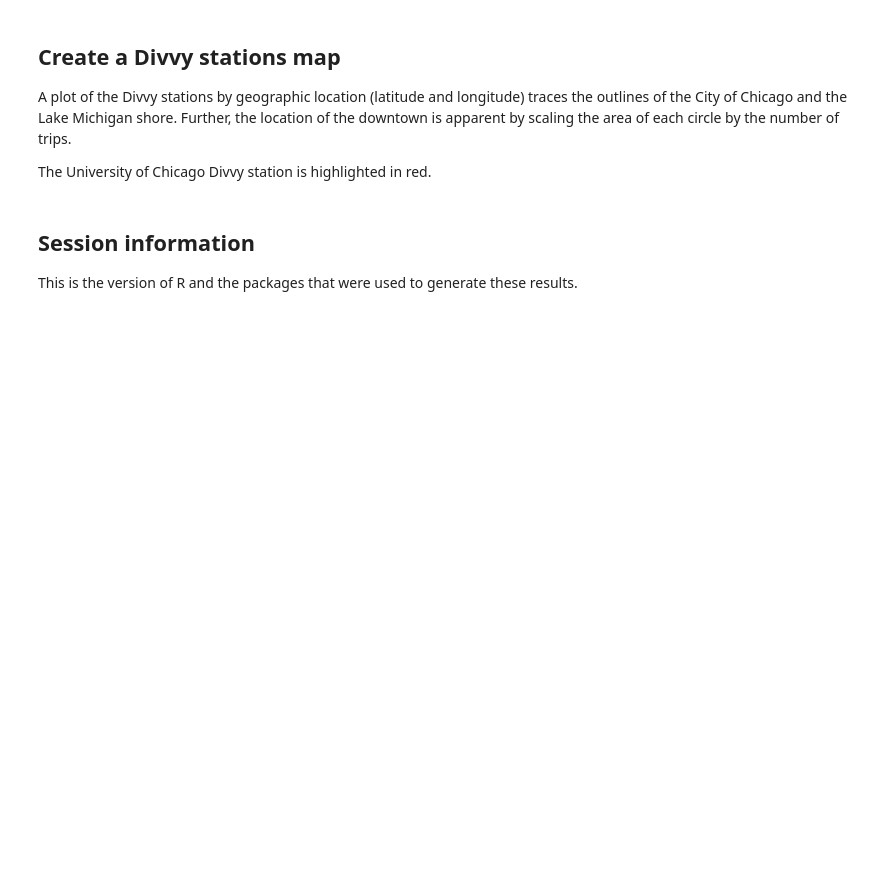
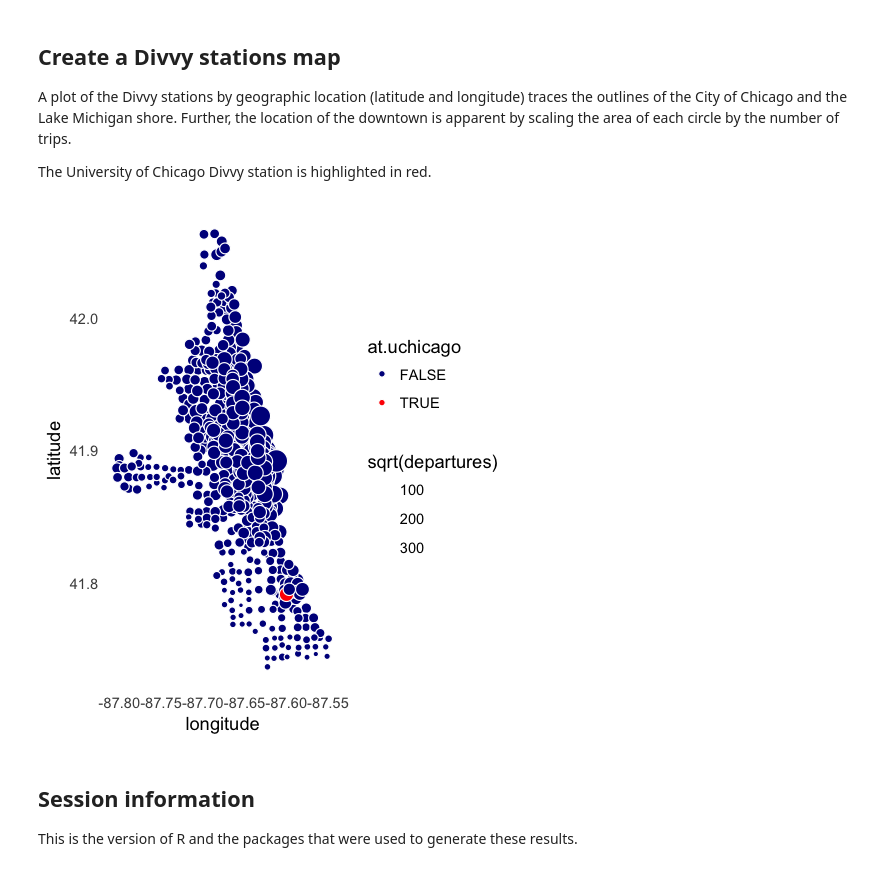
Before and after one commit to stephenslab/ipynb-website, a Jupyter notebook: analysis/station-map.ipynb, the cells around one changed output. Cells and saved outputs as stored; diff of their text form; code cells hidden in the pictures; blank space fills up the shorter version.

```diff
--- a/analysis/station-map.ipynb
+++ b/analysis/station-map.ipynb
@@ -44,18 +47,21 @@ A plot of the Divvy stations by geographic location (latitude and longitude) tra
 
 The University of Chicago Divvy station is highlighted in red.
 # %%
+options(repr.plot.width = 4, repr.plot.height = 4.5)
 divvy$stations <-
   transform(divvy$stations,
             at.uchicago = (name == "University Ave & 57th St"))
 ggplot(divvy$stations,aes(x    = longitude,
                           y    = latitude,
                           fill = at.uchicago,
                           size = sqrt(departures))) +
   geom_point(shape = 21,color = "white") +
   scale_fill_manual(values = c("darkblue","red")) +
   theme_minimal() +
   theme(panel.grid.major = element_blank(),
         panel.grid.minor = element_blank())
+# %% [output]
+[figure, added]
 # %% [markdown]
 ## Session information
 
```
Also changed, not shown: parts of 3 cells of this notebook, 3 other files.
